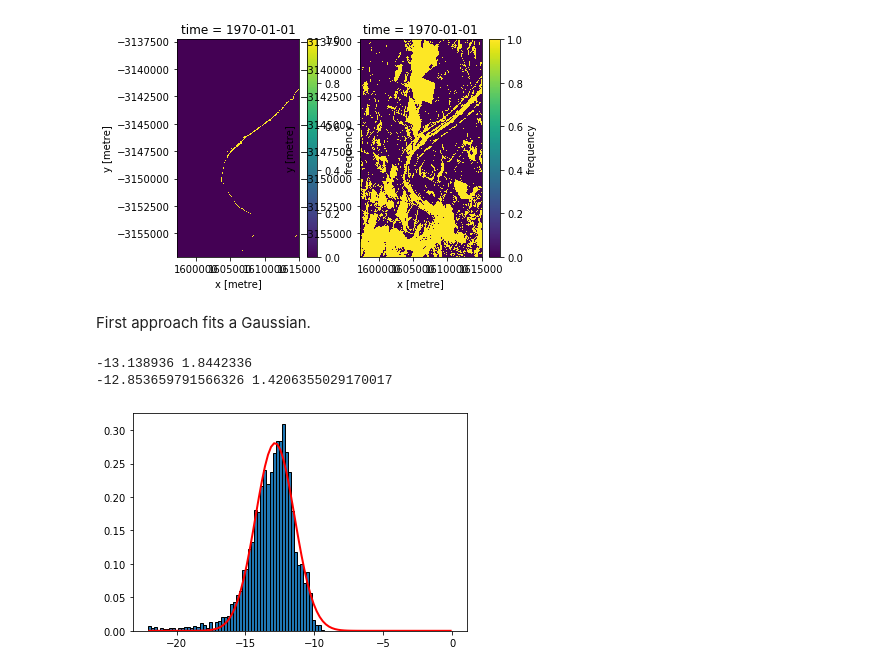
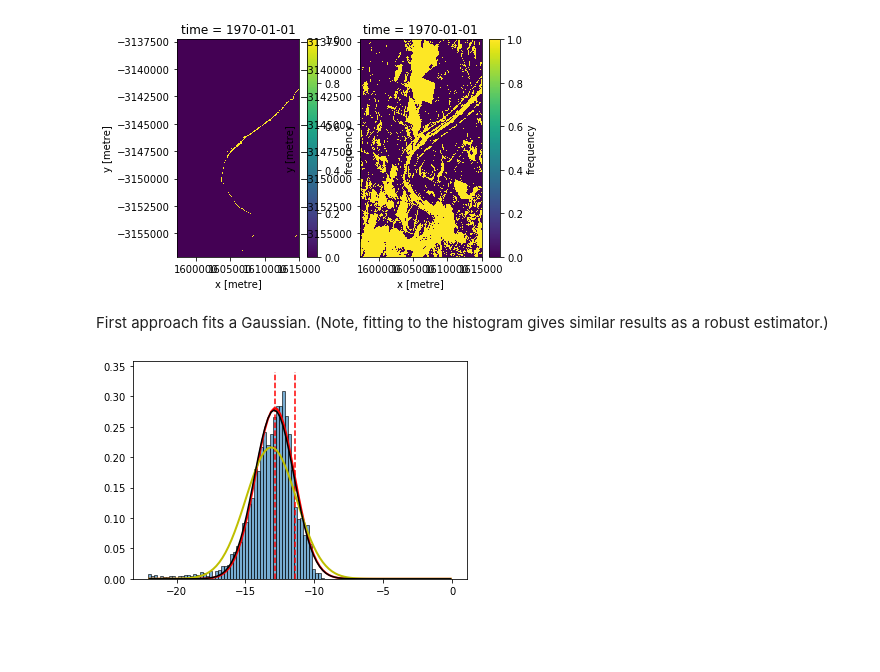
Before and after one commit to GeoscienceAustralia/dea-sar-flood-veg, a Jupyter notebook: notebooks/Example.ipynb, the cells around one changed output. Saved outputs shown, nothing was run; the diff lists cells and outputs as text; code cells hidden in the pictures; blank space fills up the shorter version.

```diff
--- a/notebooks/Example.ipynb
+++ b/notebooks/Example.ipynb
@@ -90,29 +92,34 @@ historic.plot(ax=plt.subplot(1,2,2))
 <matplotlib.collections.QuadMesh at 0x...>
 [figure]
 # %% [markdown]
-First approach fits a Gaussian.
+First approach fits a Gaussian. (Note, fitting to the histogram gives similar results as a robust estimator.)
 # %%
 def gaussian(population, nbins=100):
+    """
+    Fit normal distribution to a population, and robustly extract parameters.
+    """
     counts, edges = np.histogram(population, np.linspace(np.nanmin(population), 0, nbins + 1), density=True)
     centres = 0.5 * (edges[:-1] + edges[1:])
 
-    mean = np.nanmean(population) # initial fit
+    mean = np.nanmean(population) # naive initial fit
     std = np.nanstd(population)
-
-    print(mean, std)
 
     def f(x, mean, sigma):
         return np.exp(-0.5 * ((x - mean)/sigma)**2) / (sigma * (2*np.pi)**0.5)
-    mean, std = scipy.optimize.curve_fit(f, centres, counts, p0=[mean, std])[0] # histogram fit
 
-    print(mean, std)
+    (mean, std), cov = scipy.optimize.curve_fit(f, centres, counts, p0=[mean, std]) # histogram fit
 
-    plt.hist(edges[:-1], edges, weights=counts, edgecolor='k')
+    plt.hist(edges[:-1], edges, weights=counts, edgecolor='k', alpha=0.6)
     plt.plot(centres, f(centres, mean, std), color='r', linewidth=2)
+    plt.vlines([mean, mean + std], 0, max(counts) * 1.1, linestyle='--', color='r')
+
+    # also visualise simpler methods for comparison:
+    plt.plot(centres, f(centres, np.nanmean(population), np.nanstd(population)), color='y', linewidth=2)
+    median = np.nanmedian(population)
+    MADstd = np.nanmedian(np.abs(population - median)) * 1.4826 # robust estimator
+    plt.plot(centres, f(centres, median, MADstd), color='k')
 
 gaussian(db.values[persistent.values])
 # %% [output]
--13.138936 1.8442336
--12.853659791566326 1.4206355029170017
-[figure, old version]
+[figure, new version]
 # %%
```
Also changed, not shown: parts of 3 cells of this notebook.
